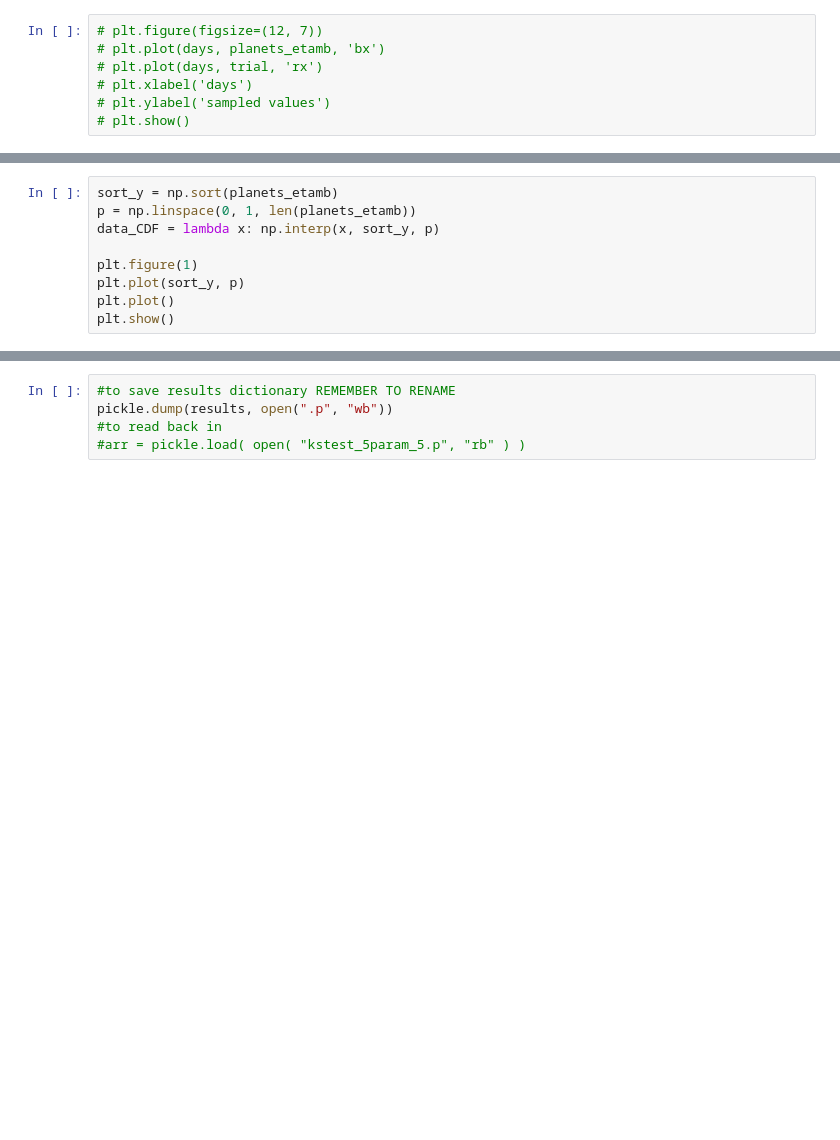
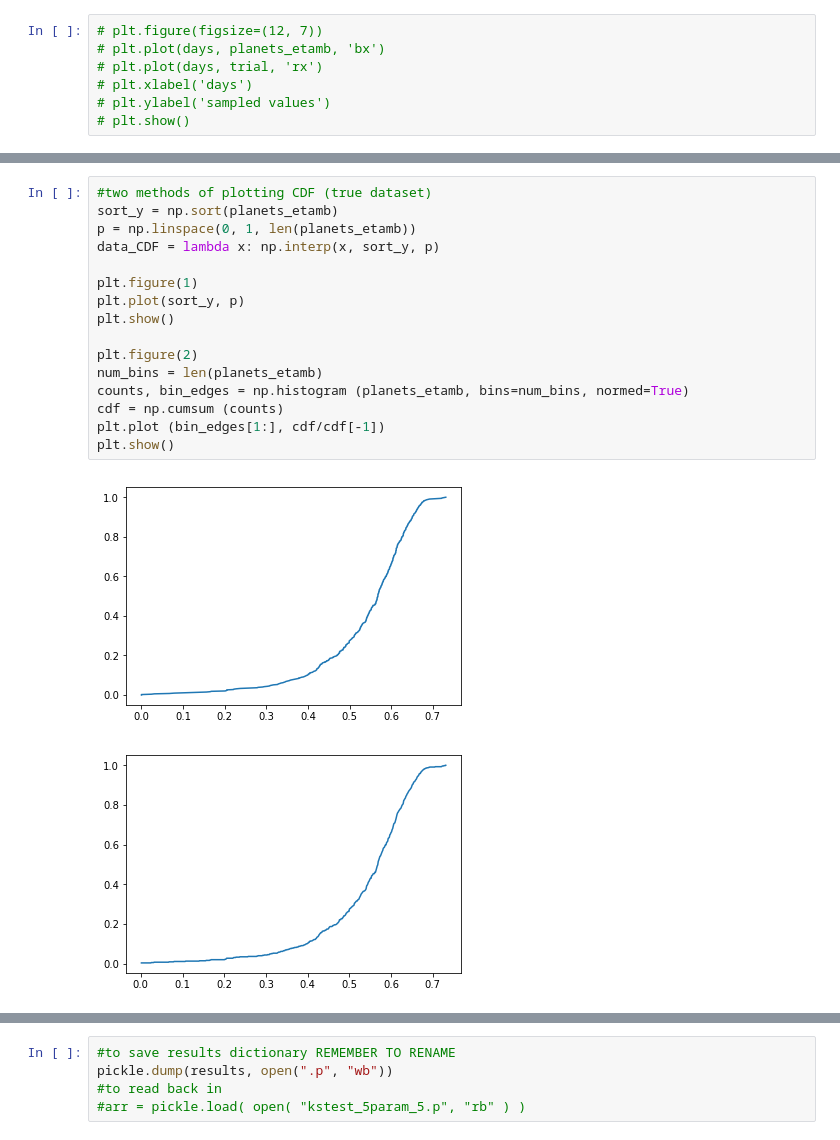
Before and after one commit to rebeccachen0/asiaa, a Jupyter notebook: forward_modeling.ipynb, the cells around one changed output, grey strips where cells are left out. Saved outputs shown, nothing was run; the diff lists cells and outputs as text; blank space fills up the shorter version.

```diff
--- a/forward_modeling.ipynb
+++ b/forward_modeling.ipynb
@@ -230,10 +229,20 @@ print(greatest_w, greatest_params_w)
 # %%
+#two methods of plotting CDF (true dataset)
 sort_y = np.sort(planets_etamb)
 p = np.linspace(0, 1, len(planets_etamb))
 data_CDF = lambda x: np.interp(x, sort_y, p)
 
 plt.figure(1)
 plt.plot(sort_y, p)
-plt.plot()
 plt.show()
+
+plt.figure(2)
+num_bins = len(planets_etamb)
+counts, bin_edges = np.histogram (planets_etamb, bins=num_bins, normed=True)
+cdf = np.cumsum (counts)
+plt.plot (bin_edges[1:], cdf/cdf[-1])
+plt.show()
+# %% [output]
+[figure, added]
+[figure, added]
 # %%
```
Also changed, not shown: parts of 17 cells of this notebook, 3 other files.
